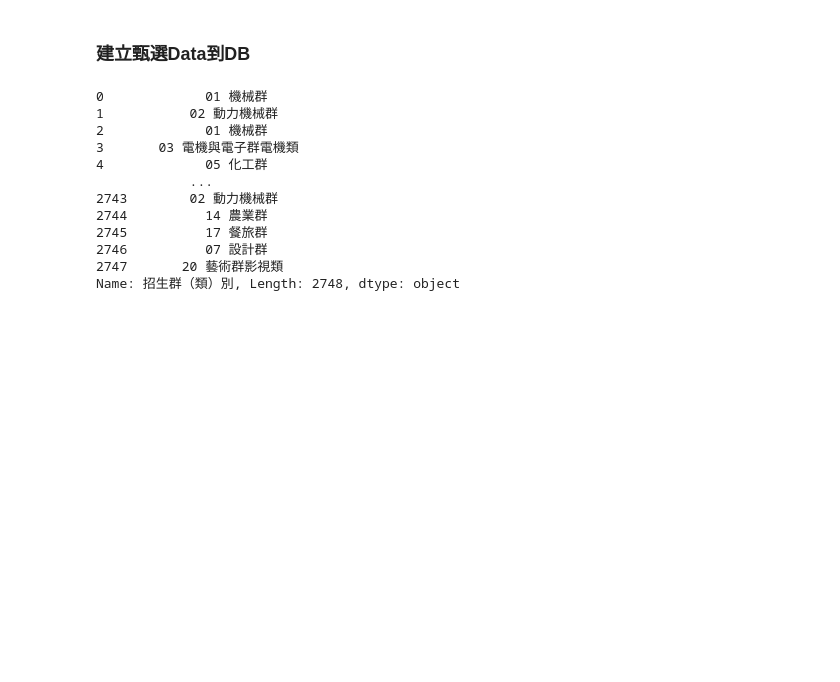
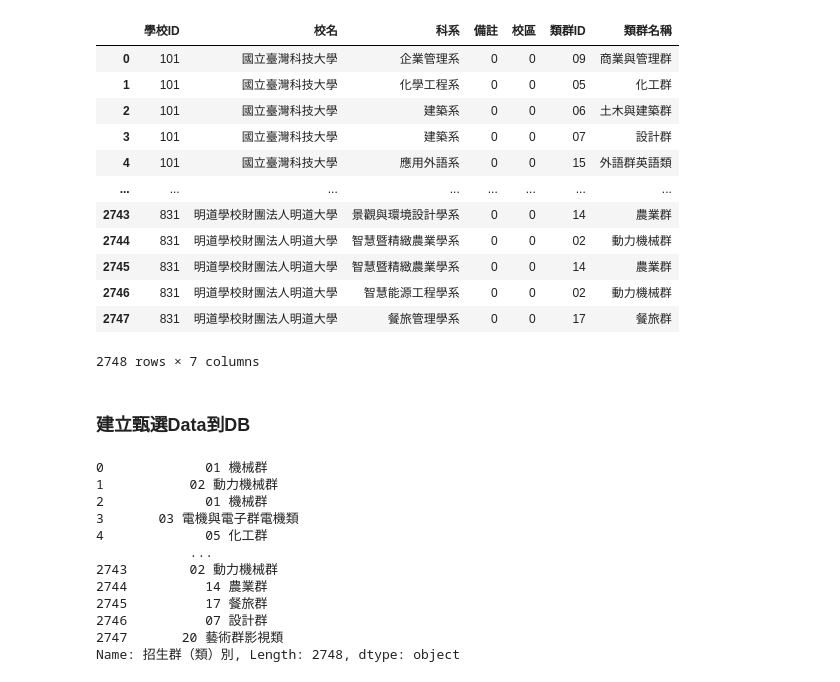
Before and after one commit to ziyuan1135/vocational_project, a Jupyter notebook: recommendation_Adm.ipynb, the cells around one changed output. Drawn from its saved outputs; the diff is of its cells as text; code cells hidden in the pictures; blank space fills up the shorter version.

```diff
--- a/recommendation_Adm.ipynb
+++ b/recommendation_Adm.ipynb
@@ -4,0 +85,17 @@ import mysql.connector
+# %%
+data = []
+db = mysql.connector.connect(user='root', password='root', host='localhost', database='四技二專')
+cursor = db.cursor()
+sql1 = "select 分校ID from 分校 where 學校ID = %s and 校區 = %s"
+sql2 = 'select 科系ID from 科系 where 科系名稱 = %s'
+
+for i in range(len(dfRec)):
+    schoolID = dfRec['學校ID'].iloc[i]
+    classID = dfRec['類群ID'].iloc[i]
+    if(schoolID in validSchoolIds):
+        dep, campus = dfRec['科系'].iloc[i], dfRec['校區'].iloc[i]
+        cursor.execute(sql1, (schoolID, campus))
+        campusID = cursor.fetchall()[0][0]
+        cursor.execute(sql2, (dep,))
+        depID = cursor.fetchall()[0][0]
+        data.append((classID, campusID,depID))
@@ -4,0 +114,8 @@ import mysql.connector
+# %%
+dfSchool = pd.read_excel('./文件集/學校統整v4.xlsx')
+dfRec = pd.read_excel('./文件集/112四技二專甄選_一般組.xls')
+dfSchool = dfSchool.astype('str')
+dfRec = dfRec.astype('str')
+dfRec = dfRec[['學校代碼', '校名', '系名', '招生群（類）別']]
+dfRec.columns = ['學校ID', '校名', '科系', '類群名稱']
+dfRec
@@ -4,0 +136,27 @@ import mysql.connector
+# %%
+keys = ['科系', '校區', '備註', '類群ID', '類群名稱']
+dicData = {'科系':[], '校區':[], '備註':[], '類群名稱':[], '類群ID':[]}
+for i in range(len(dfRec)):
+   tempList = extractdepCampusNote(dfRec.iloc[i]['科系'])
+   tempList.extend(dfRec.iloc[i]['類群名稱'].split())
+   for j in range(len(tempList)):
+      dicData[keys[j]].append(tempList[j])
+
+for key in dicData.keys():
+   dfRec[key] = dicData[key]
+dfRec = dfRec.iloc[:, [0, 1, 2, 5, 4, 6, 3]].sort_values(by=['學校ID', '校區', '科系'], ignore_index=True)
+dfRec
+# %% [output]
+|  | 學校ID | 校名 | 科系 | 備註 | 校區 | 類群ID | 類群名稱 |
+| 0 | 101 | 國立臺灣科技大學 | 企業管理系 | 0 | 0 | 09 | 商業與管理群 |
+| 1 | 101 | 國立臺灣科技大學 | 化學工程系 | 0 | 0 | 05 | 化工群 |
+| 2 | 101 | 國立臺灣科技大學 | 建築系 | 0 | 0 | 06 | 土木與建築群 |
+| 3 | 101 | 國立臺灣科技大學 | 建築系 | 0 | 0 | 07 | 設計群 |
+| 4 | 101 | 國立臺灣科技大學 | 應用外語系 | 0 | 0 | 15 | 外語群英語類 |
+| ... | ... | ... | ... | ... | ... | ... | ... |
+| 2743 | 831 | 明道學校財團法人明道大學 | 景觀與環境設計學系 | 0 | 0 | 14 | 農業群 |
+| 2744 | 831 | 明道學校財團法人明道大學 | 智慧暨精緻農業學系 | 0 | 0 | 02 | 動力機械群 |
+| 2745 | 831 | 明道學校財團法人明道大學 | 智慧暨精緻農業學系 | 0 | 0 | 14 | 農業群 |
+| 2746 | 831 | 明道學校財團法人明道大學 | 智慧能源工程學系 | 0 | 0 | 02 | 動力機械群 |
+| 2747 | 831 | 明道學校財團法人明道大學 | 餐旅管理學系 | 0 | 0 | 17 | 餐旅群 |
+2748 rows × 7 columns
```
Also changed, not shown: parts of 9 cells of this notebook, 15 other files.
